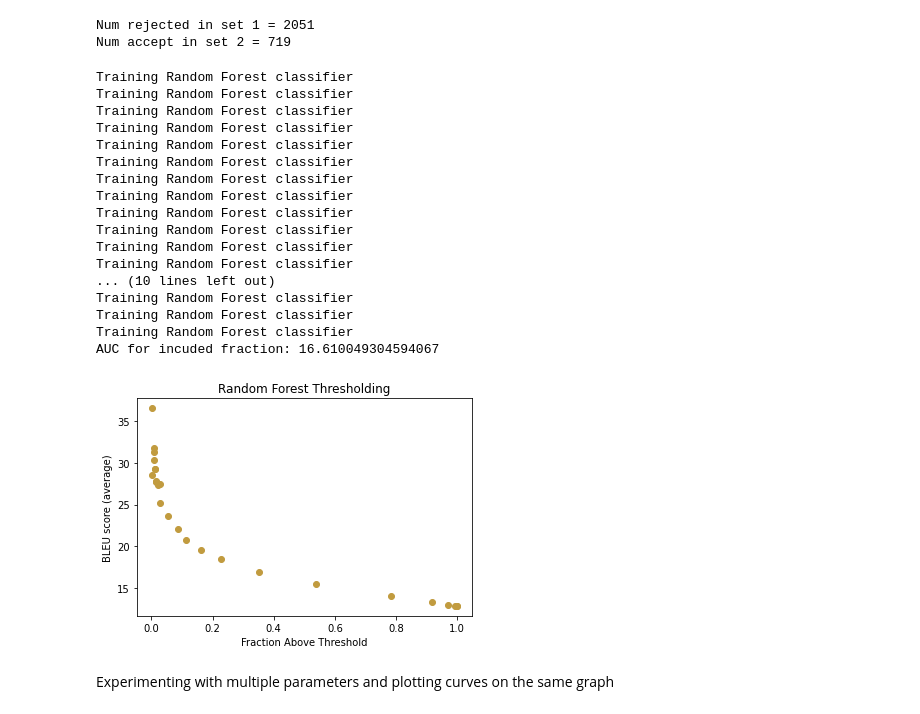
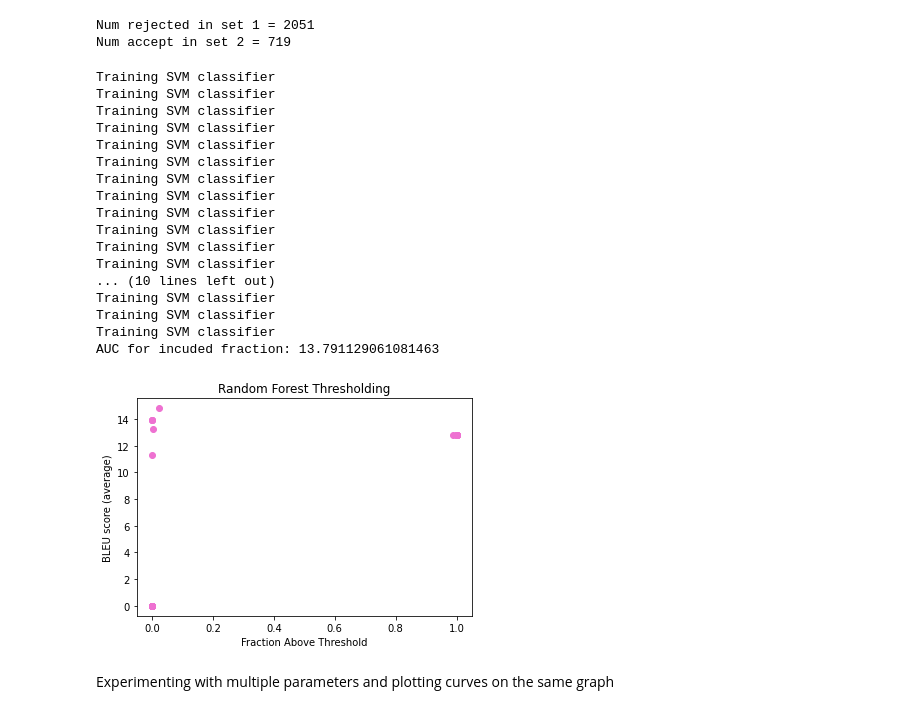
Before and after one commit to DhruvaBansal00/ConfidentMT, a Jupyter notebook: BoostedBinaryClassifers.ipynb, the cells around one changed output. Cells and saved outputs as stored; diff of their text form; code cells hidden in the pictures.

```diff
--- a/BoostedBinaryClassifers.ipynb
+++ b/BoostedBinaryClassifers.ipynb
@@ -551,54 +594,54 @@ useSentenceBLEUScore = True
 for index in range(len(Thresholds_test)):
     trainFeatures, trainY, testFeatures, testY = getTrainTestSets(trainTranslations, testTranslations, Thresholds_train[index], Thresholds_test[index])
 
-    clf = trainRandomForestClassifier(trainFeatures, trainY)
+    clf = trainSVM(trainFeatures, trainY)
     # print("Using Average Logprob Decision Stump of " + str(Thresholds_train[index]))
     # print("BLEU score = " + str(Thresholds_test[index]))
     predictions = clf.predict(testFeatures)
     # calculateAccuracy(predictions, testY)
     # print("##########################################")
     acceptedTranslations = np.array(testTranslations)[np.array(predictions) > 0]
     rejectedTranslations = np.array(testTranslations)[np.array(predictions) < 1]
     if useSentenceBLEUScore:
         rejectedScore, acceptedScore = compute_exclued_included_sentenceBleuScore(acceptedTranslations, rejectedTranslations)
     else:
         rejectedScore, acceptedScore = compute_excluded_included_score(acceptedTranslations, rejectedTranslations)
     acceptedScores.append(acceptedScore)
     acceptedFraction.append(float(len(acceptedTranslations))/float(len(predictions)))
 
 plt.xlabel('Fraction Above Threshold')
 plt.ylabel('BLEU score (average)')
 plt.title('Random Forest Thresholding')
 
 r = random.random()
 b = random.random()
 g = random.random()
 c = (r, g, b)
 plt.scatter(acceptedFraction, acceptedScores, label = "Random Forest Analysis", color=c)
 
 acceptedScores = [x for _,x in sorted(zip(acceptedFraction,acceptedScores))]
 acceptedFraction.sort()
 
 print('AUC for incuded fraction: {}'.format(auc(acceptedFraction, acceptedScores)))
 # %% [output]
-Training Random Forest classifier
-Training Random Forest classifier
-Training Random Forest classifier
-Training Random Forest classifier
-Training Random Forest classifier
-Training Random Forest classifier
-Training Random Forest classifier
-Training Random Forest classifier
-Training Random Forest classifier
-Training Random Forest classifier
-Training Random Forest classifier
-Training Random Forest classifier
+Training SVM classifier
+Training SVM classifier
+Training SVM classifier
+Training SVM classifier
+Training SVM classifier
+Training SVM classifier
+Training SVM classifier
+Training SVM classifier
+Training SVM classifier
+Training SVM classifier
+Training SVM classifier
+Training SVM classifier
 ... (10 lines left out)
-Training Random Forest classifier
-Training Random Forest classifier
-Training Random Forest classifier
-AUC for incuded fraction: 16.610049304594067
+Training SVM classifier
+Training SVM classifier
+Training SVM classifier
+AUC for incuded fraction: 13.791129061081463
-[figure, old version]
+[figure, new version]
 # %% [markdown]
 Experimenting with multiple parameters and plotting curves on the same graph
 # %%
```
Also changed, not shown: parts of 6 cells of this notebook.
